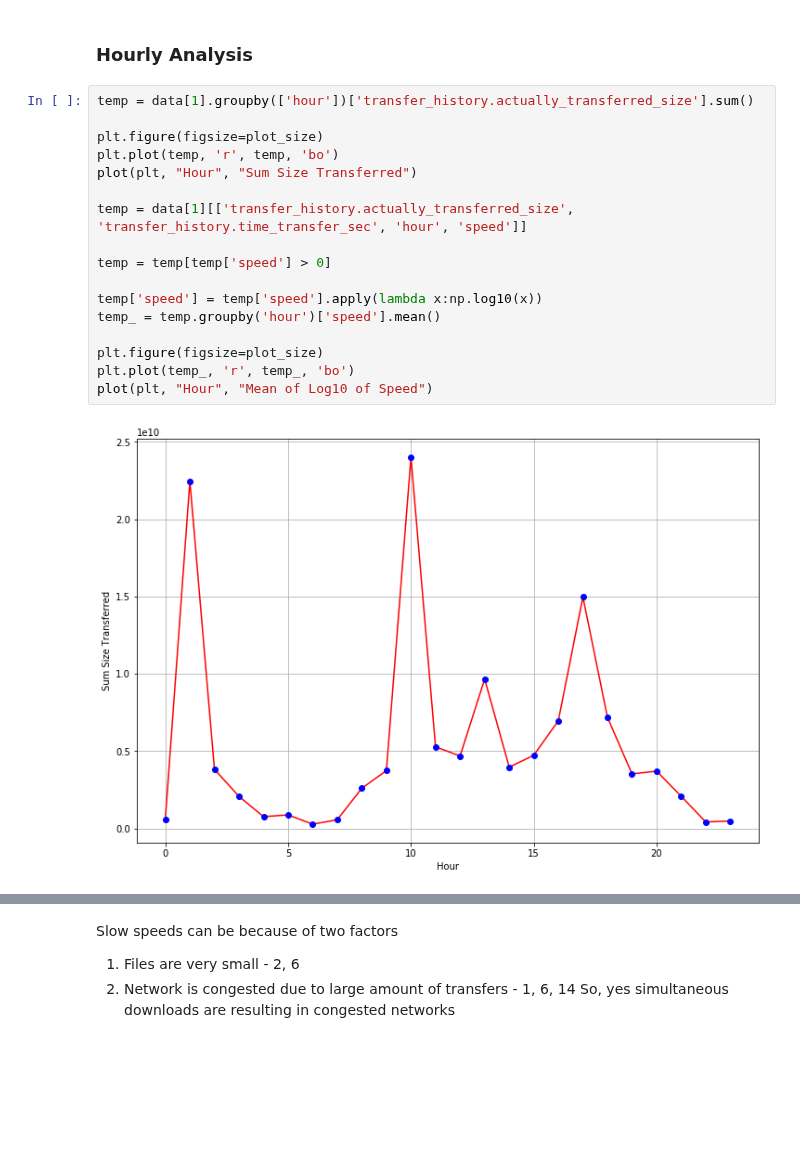
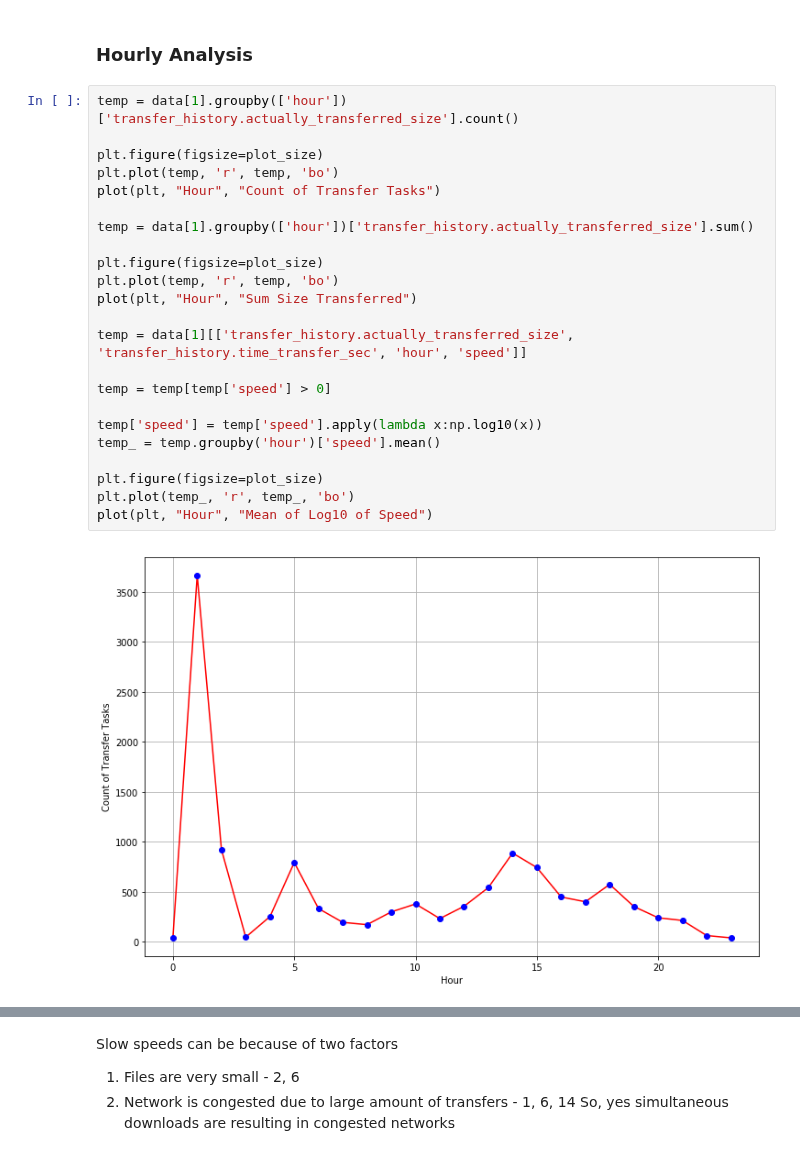
Before and after one commit to AdwaitB/greco-notes, a Jupyter notebook: infra/Analysis_full.ipynb, the cells around one changed output, grey strips where cells are left out. Drawn from its saved outputs; the diff is of its cells as text; blank space fills up the shorter version.

```diff
--- a/infra/Analysis_full.ipynb
+++ b/infra/Analysis_full.ipynb
@@ -451,21 +471,27 @@ This is not scalable though. As size of Qboxes increase, it is not affordable to
 # %% [markdown]
 ### Hourly Analysis
 # %%
+temp = data[1].groupby(['hour'])['transfer_history.actually_transferred_size'].count()
+
+plt.figure(figsize=plot_size)
+plt.plot(temp, 'r', temp, 'bo')
+plot(plt, "Hour", "Count of Transfer Tasks")
+
 temp = data[1].groupby(['hour'])['transfer_history.actually_transferred_size'].sum()
 
 plt.figure(figsize=plot_size)
 plt.plot(temp, 'r', temp, 'bo')
 plot(plt, "Hour", "Sum Size Transferred")
 
 temp = data[1][['transfer_history.actually_transferred_size', 'transfer_history.time_transfer_sec', 'hour', 'speed']]
 
 temp = temp[temp['speed'] > 0]
 
 temp['speed'] = temp['speed'].apply(lambda x:np.log10(x))
 temp_ = temp.groupby('hour')['speed'].mean()
 
 plt.figure(figsize=plot_size)
 plt.plot(temp_, 'r', temp_, 'bo')
 plot(plt, "Hour", "Mean of Log10 of Speed")
 # %% [output]
-[figure, old version]
+[figure, new version]
```
Also changed, not shown: parts of 2 cells of this notebook, 1 other file.
